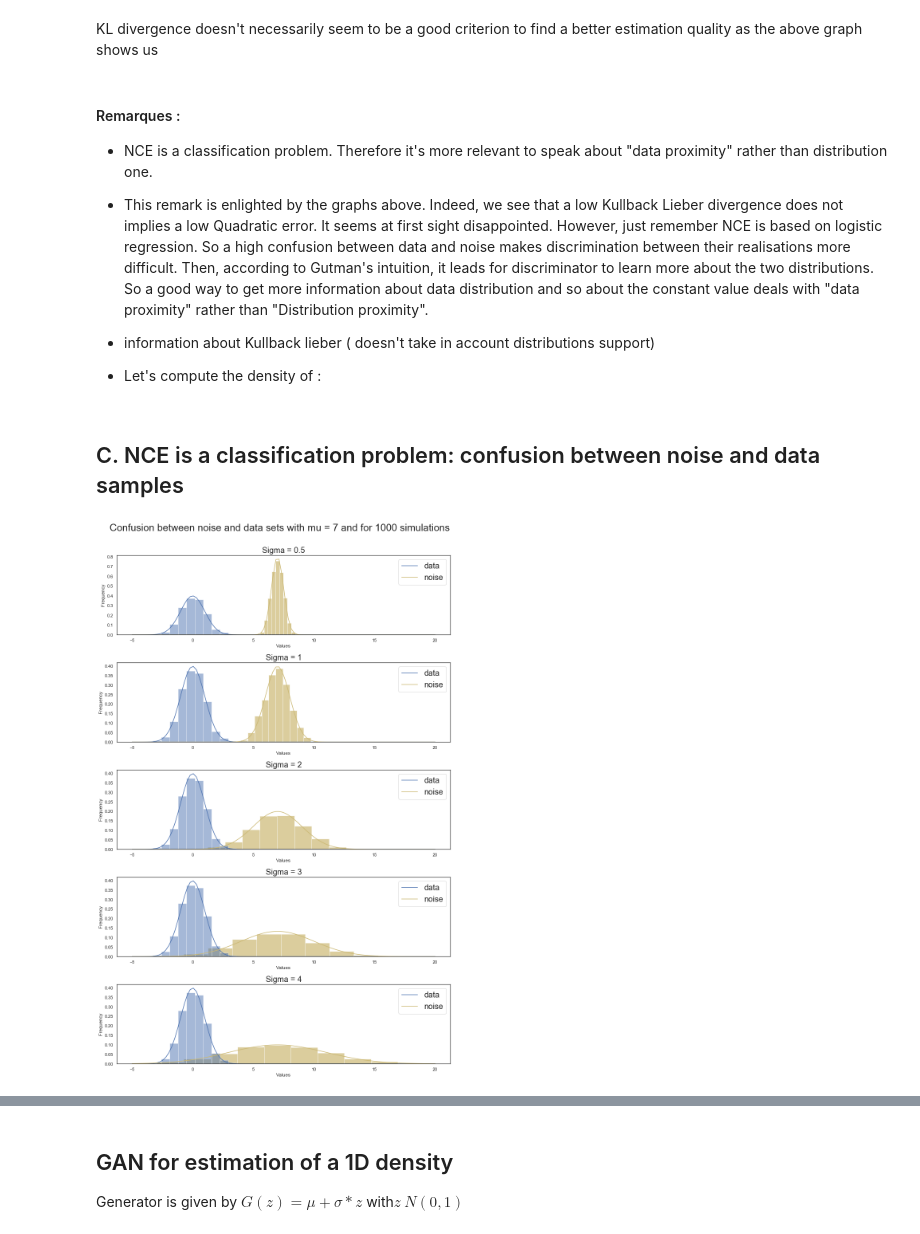
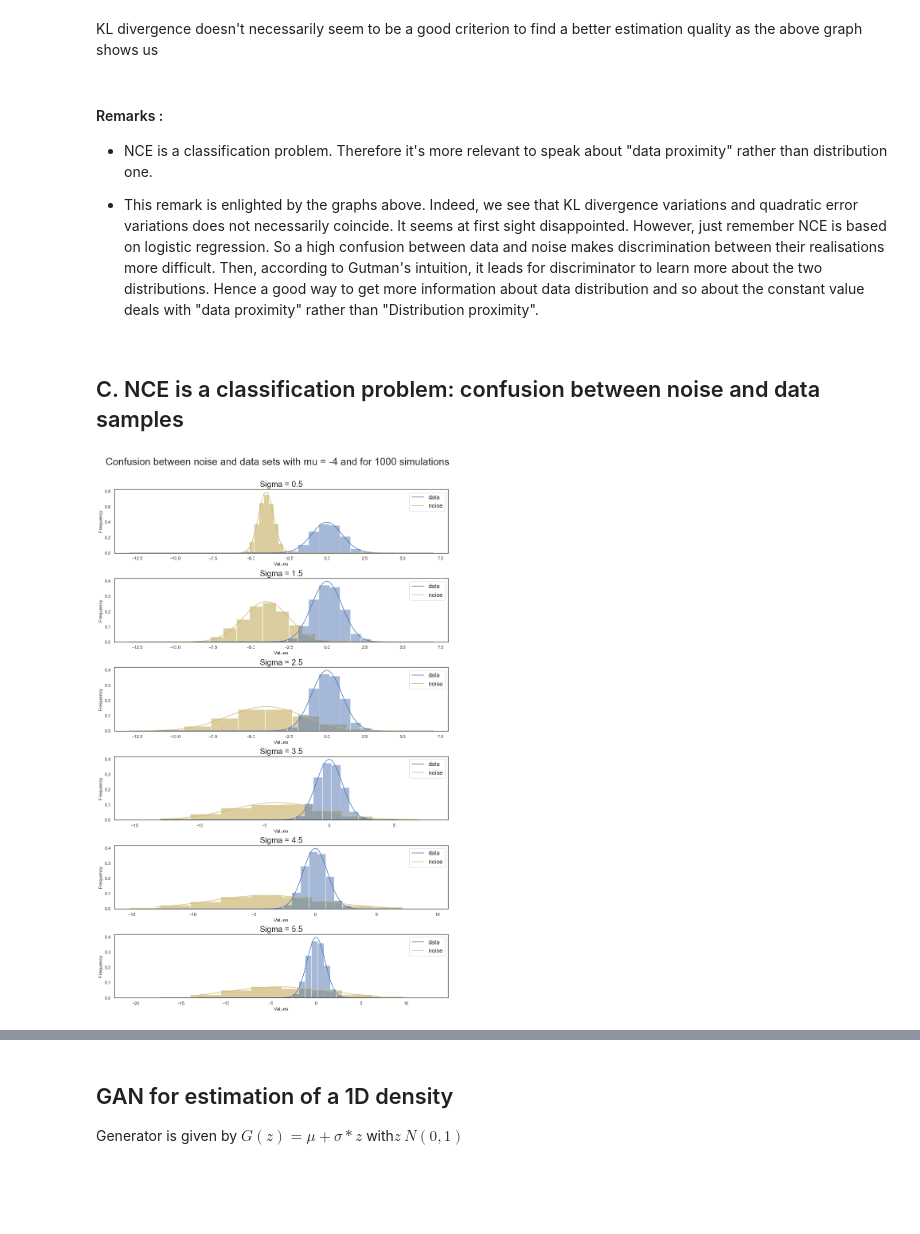
Before and after one commit to alakachr/NCE_GAN, a Jupyter notebook: NCE_GAN_Final.ipynb, the cells around one changed output, grey strips where cells are left out. Drawn from its saved outputs; the diff is of its cells as text; code cells hidden in the pictures; blank space fills up the shorter version.

```diff
--- a/NCE_GAN_Final.ipynb
+++ b/NCE_GAN_Final.ipynb
@@ -617,14 +616,14 @@ j=0
 for i in np.arange(-4, 5,1):
 
 
-    axs5[j,0].set_title("KL divergence avec mu = "+ str(i))
+    axs5[j,0].set_title("KL divergence with mu = "+ str(i))
     axs5[j,0].scatter(L_sigma,KL[j])
     axs5[j,0].plot(L_sigma,KL[j])
     axs5[j,0].set_xlabel('Sigma')
     axs5[j,0].set_ylabel('K-L divergence')
 
 
-    axs5[j,1].set_title("Quadratic error avec mu = "+ str(i) )
+    axs5[j,1].set_title("Quadratic error with mu = "+ str(i) )
     axs5[j,1].scatter( L_sigma,np.log(error_quad_bis1[j]))
     axs5[j,1].plot( L_sigma,np.log(error_quad_bis1[j]))
     axs5[j,1].set_xlabel('Sigma')
@@ -633,6 +632,6 @@ for i in np.arange(-4, 5,1):
     j=j+1
 
 fig5.suptitle("IMPACT OF KL DIVERGENCE ON ESTIMATION", size=16)
-fig5.subplots_adjust(top= 0.93, wspace=0.3 ,hspace=0.5)
+fig5.subplots_adjust(top= 0.93, wspace=0.3 ,hspace=0.8)
 plt.show()
 # %% [output]
@@ -640,40 +674,39 @@ plt.show()
 # %% [markdown]
 KL divergence doesn't necessarily seem to be a good criterion to find a better estimation quality as the above graph shows us
 # %% [markdown]
-####  Remarques :
+####  Remarks :
 
 * NCE is a classification problem. Therefore it's more relevant to speak about "data proximity" rather than distribution one.
 
-* This remark is enlighted by the graphs above. Indeed, we see that a low Kullback Lieber divergence does not implies a low Quadratic error. It seems at first sight disappointed. However, just remember NCE is based on logistic regression. So a high confusion  between data and noise makes discrimination between their realisations more difficult. Then, according to Gutman's intuition, it leads for discriminator to learn more about the two distributions. So a good way to get more information about data distribution and so about the constant value deals with "data proximity" rather than "Distribution proximity".
-* information about Kullback lieber ( doesn't take in account distributions support)
-* Let's compute the density of :
+* This remark is enlighted by the graphs above. Indeed, we see that KL divergence variations and quadratic error variations does not necessarily coincide. It seems at first sight disappointed. However, just remember NCE is based on logistic regression. So a high confusion  between data and noise makes discrimination between their realisations more difficult. Then, according to Gutman's intuition, it leads for discriminator to learn more about the two distributions. Hence a good way to get more information about data distribution and so about the constant value deals with "data proximity" rather than "Distribution proximity".
 # %% [markdown]
 ## C. NCE is a classification problem: confusion between noise and data samples
 # %%
-I= np.linspace(-5,20,100)
+I= np.linspace(-13,7,100)
 sns.set(style ="white")
 np.random.seed(5)
-fig_conf, axs_conf = plt.subplots(5,figsize=(15,22))
+fig_conf, axs_conf = plt.subplots(len(np.arange(0.5,6,1)),figsize=(15,22))
 
 size_sample=1000
-mu=7
+mu=-4
 L = np.random.normal(0,1,size_sample)
 #fig.tight_layout()
 fig_conf.suptitle(" Confusion between noise and data sets with mu = " + str(mu) + " and for "  +str(size_sample) +" simulations", size= 25)
-fig_conf.subplots_adjust(top = 0.93,hspace=0.35)
+fig_conf.subplots_adjust(top = 0.93,hspace=0.4)
 L_sigma_reduced=[0.5,1,2,3,4]
+
 j=0
-for i in L_sigma_reduced:
+for i in np.arange(0.5,6,1):
 
     axs_conf[j].set_title("Sigma = "+str(i), size= 20)
     axs_conf[j].plot(I, norm.pdf(I,0,1), '-b', label='data')
     axs_conf[j].plot(I, norm.pdf(I,mu,i),'-y',label="noise")
     #axs[np.argwhere(L_sigma==i)[0][0]].plot(np.random.normal(3,i,16),[0]*16)
     axs_conf[j].hist(np.random.normal(mu,i,size_sample),density=True,alpha=0.7,color='y')
     axs_conf[j].hist(L,density=True,color='b', alpha=0.5)
-    axs_conf[j].legend(loc="upper right",prop={'size': 20})
+    axs_conf[j].legend(loc="upper right",prop={'size': 15})
     axs_conf[j].set_ylabel("Frequency")
     axs_conf[j].set_xlabel("Values")
     j=j+1
 # %% [output]
-[figure, old version]
+[figure, new version]
```
Also changed, not shown: parts of 37 cells of this notebook, 1 other file.
